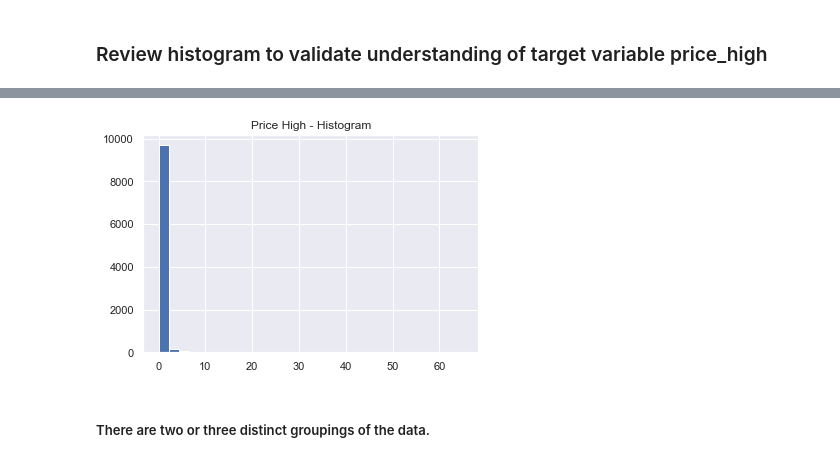
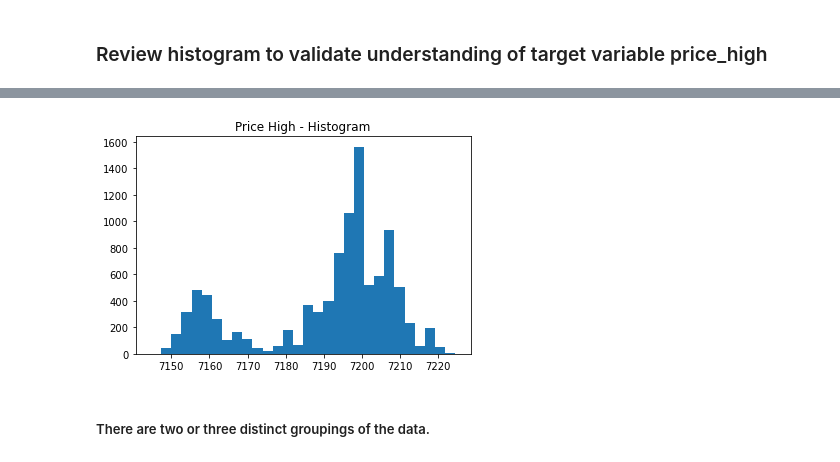
Before and after one commit to JamesMcMillen/pennchall, a Jupyter notebook: bitcoin_predictor_final.ipynb, the cells around one changed output, grey strips where cells are left out. Saved outputs shown, nothing was run; the diff lists cells and outputs as text; code cells hidden in the pictures.

```diff
--- a/bitcoin_predictor_final.ipynb
+++ b/bitcoin_predictor_final.ipynb
@@ -58,11 +58,11 @@ data.shape
 # %%
 #create histogram of price_high
 price_high = data.loc[:,['price_high']]
-plt.hist(price_open, 30)
+plt.hist(price_high, 30)
 plt.title('Price High - Histogram')
 plt.show()
 # %% [output]
-[figure, old version]
+[figure, new version]
 # %% [markdown]
 ##### There are two or three distinct groupings of the data.
 # %%
```
Also changed, not shown: parts of 77 cells of this notebook.
